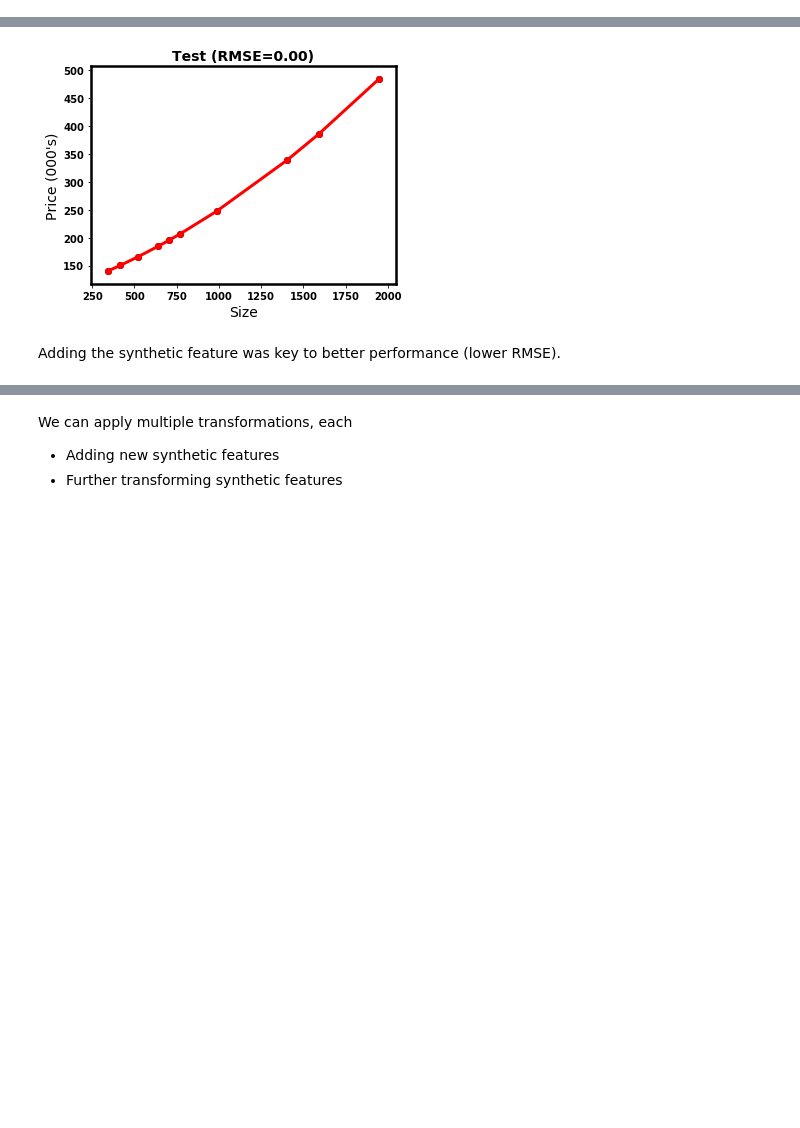
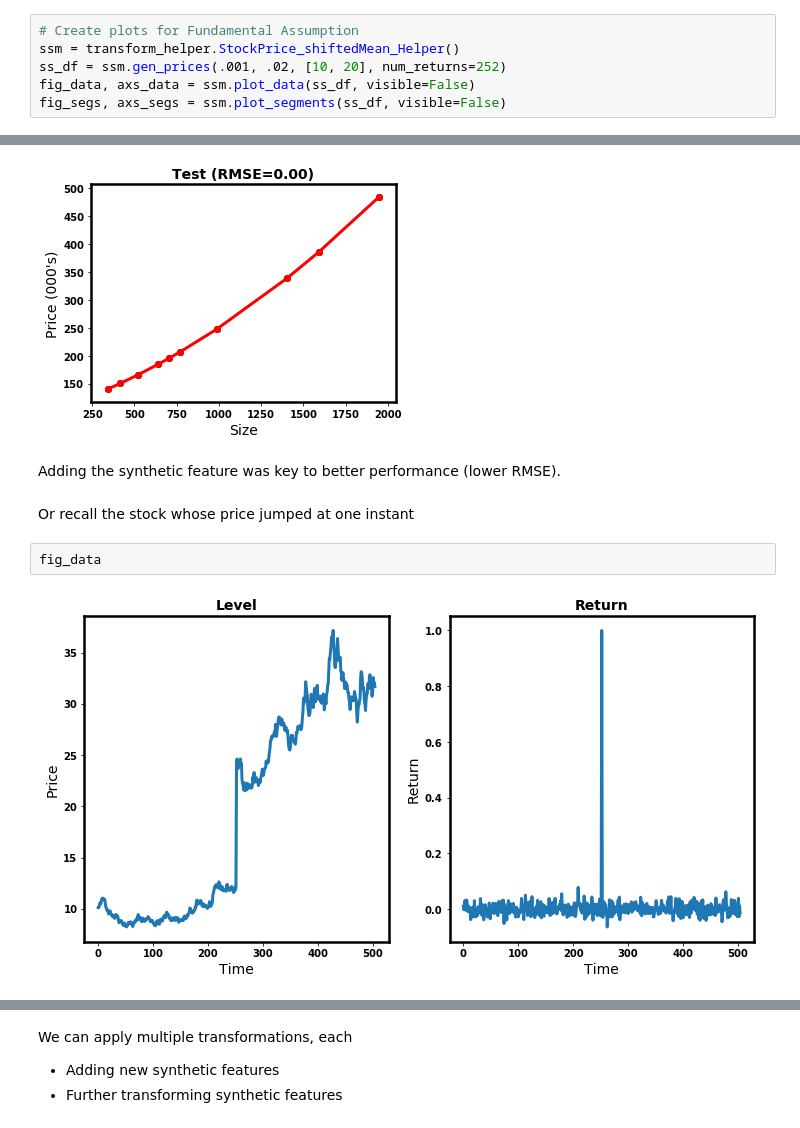
Before and after one commit to kenperry-public/ML_Fall_2022, a Jupyter notebook: Prepare_data_Overview.ipynb, the cells around one changed output, grey strips where cells are left out. Drawn from its saved outputs; the diff is of its cells as text; blank space fills up the shorter version.

```diff
--- a/Prepare_data_Overview.ipynb
+++ b/Prepare_data_Overview.ipynb
@@ -117,3 +120,9 @@ import recipe_helper
+# %%
+# Create plots for Fundamental Assumption
+ssm = transform_helper.StockPrice_shiftedMean_Helper()
+ss_df = ssm.gen_prices(.001, .02, [10, 20], num_returns=252)
+fig_data, axs_data = ssm.plot_data(ss_df, visible=False)
+fig_segs, axs_segs = ssm.plot_segments(ss_df, visible=False)
 # %% [markdown]
 # Prepare data: transformations
 
@@ -153,3 +162,9 @@ model_results = curv.compare_regress(X_curve, y_curve, xlabel=xlabel, ylabel=yla
 [figure]
 # %% [markdown]
 Adding the synthetic feature was key to better performance (lower RMSE).
+# %% [markdown]
+Or recall the stock whose price jumped at one instant
+# %%
+fig_data
+# %% [output]
+[figure, added]
```
Also changed, not shown: parts of 6 cells of this notebook, 6 other files.
